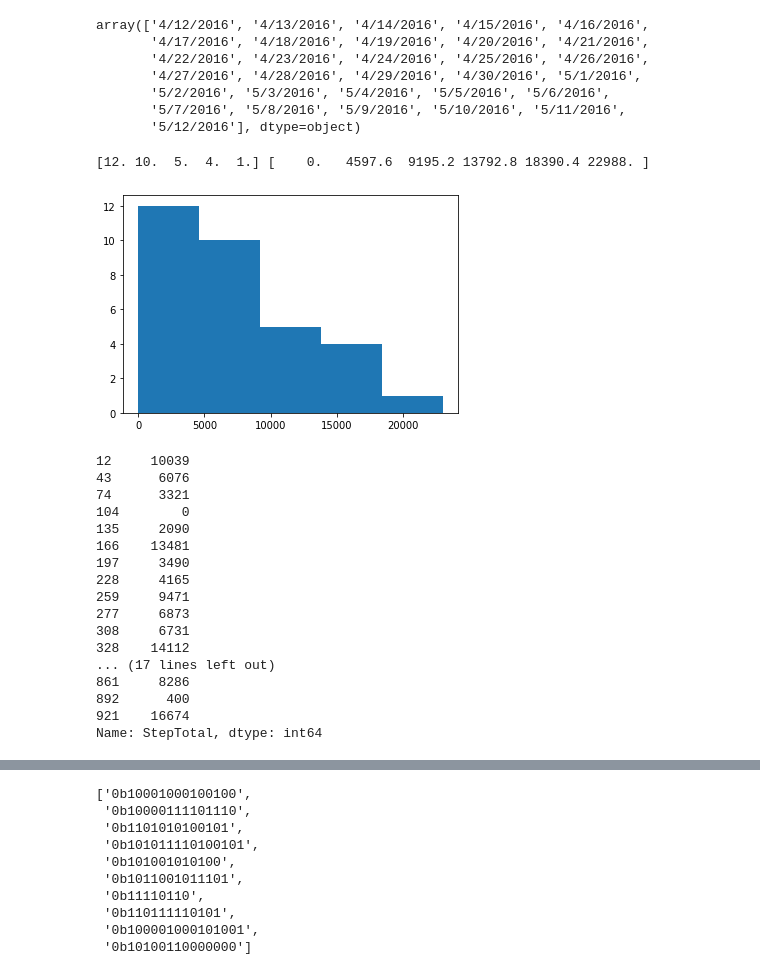
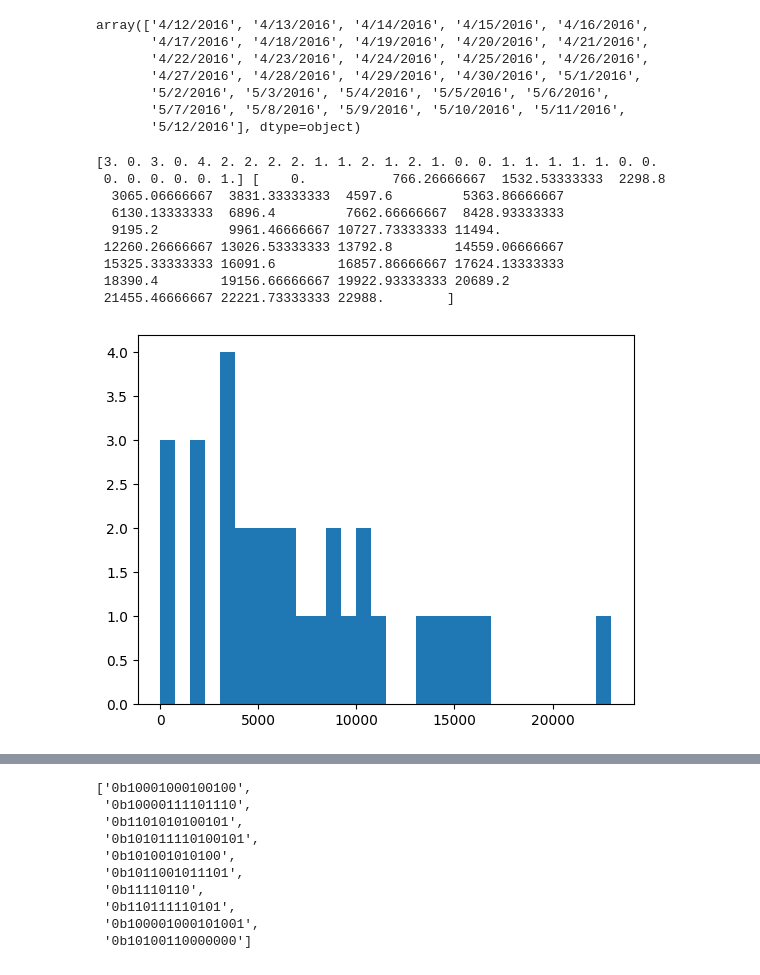
Before and after one commit to SHAO-Jiaqi757/FedFT, a Jupyter notebook: dataset/clients_analyse.ipynb, the cells around one changed output, grey strips where cells are left out. Drawn from its saved outputs; the diff is of its cells as text; code cells hidden in the pictures.

```diff
--- a/dataset/clients_analyse.ipynb
+++ b/dataset/clients_analyse.ipynb
@@ -167,33 +167,20 @@ filter_df = (steps_df.loc[steps_df.ActivityDay == specific_date])
 # %%
 from random import randint
 
 
 distribution_p = filter_df.StepTotal/filter_df.StepTotal.sum()
 
-counts, bins, _ = plt.hist(filter_df.StepTotal, bins=5)
+counts, bins, _ = plt.hist(filter_df.StepTotal, bins=30)
 print(counts, bins)
 counts_p = counts/counts.sum()
 # %% [output]
-[12. 10.  5.  4.  1.] [    0.   4597.6  9195.2 13792.8 18390.4 22988. ]
+[3. 0. 3. 0. 4. 2. 2. 2. 2. 1. 1. 2. 1. 2. 1. 0. 0. 1. 1. 1. 1. 1. 0. 0.
+ 0. 0. 0. 0. 0. 1.] [    0.           766.26666667  1532.53333333  2298.8
+  3065.06666667  3831.33333333  4597.6         5363.86666667
+  6130.13333333  6896.4         7662.66666667  8428.93333333
+  9195.2         9961.46666667 10727.73333333 11494.
+ 12260.26666667 13026.53333333 13792.8        14559.06666667
+ 15325.33333333 16091.6        16857.86666667 17624.13333333
+ 18390.4        19156.66666667 19922.93333333 20689.2
+ 21455.46666667 22221.73333333 22988.        ]
-[figure, old version]
+[figure, new version]
-# %%
-bins = filter_df.StepTotal
-print(bins)
-# %% [output]
-12     10039
-43      6076
-74      3321
-104        0
-135     2090
-166    13481
-197     3490
-228     4165
-259     9471
-277     6873
-308     6731
-328    14112
-... (17 lines left out)
-861     8286
-892      400
-921    16674
-Name: StepTotal, dtype: int64
```
Also changed, not shown: parts of 16 cells of this notebook, 11 other files.
